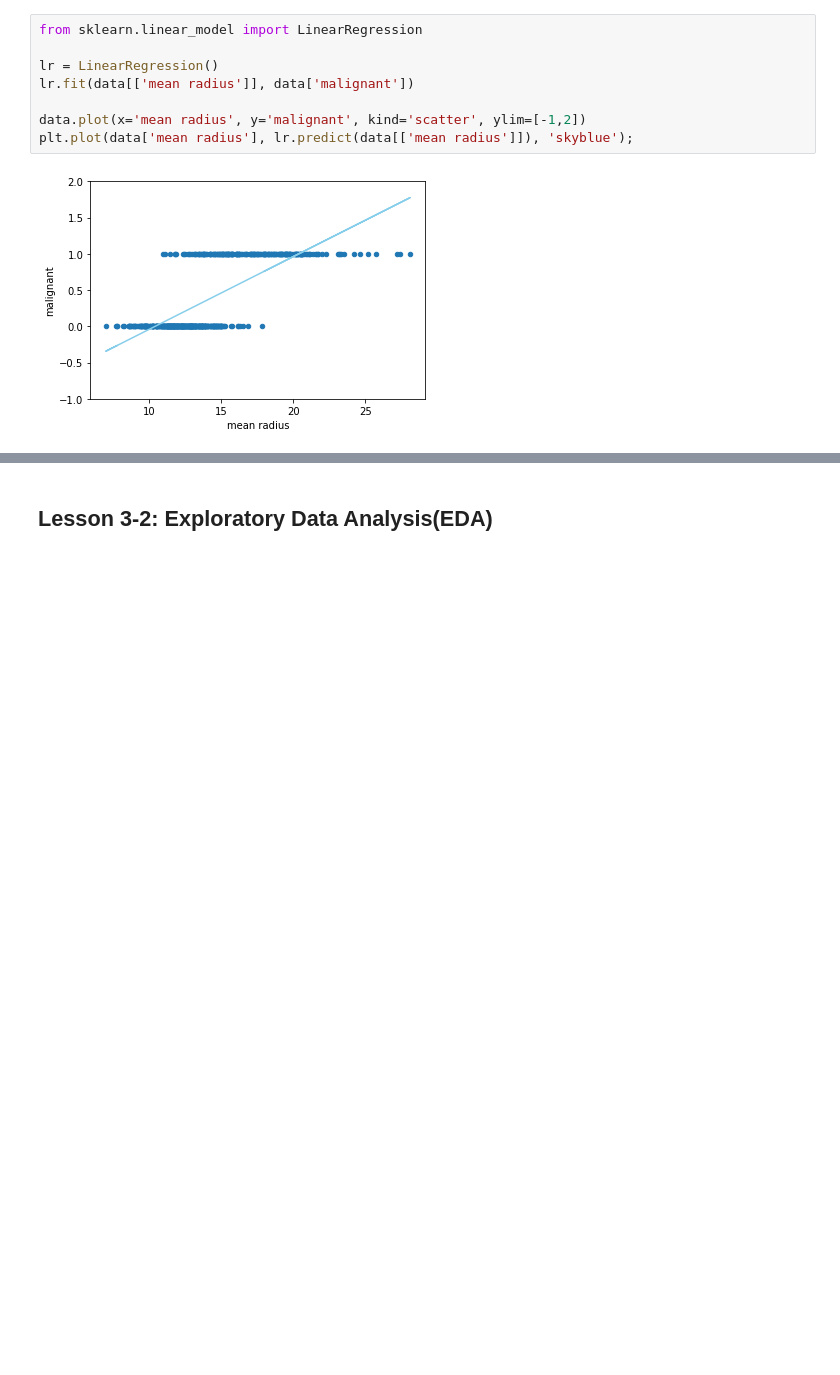
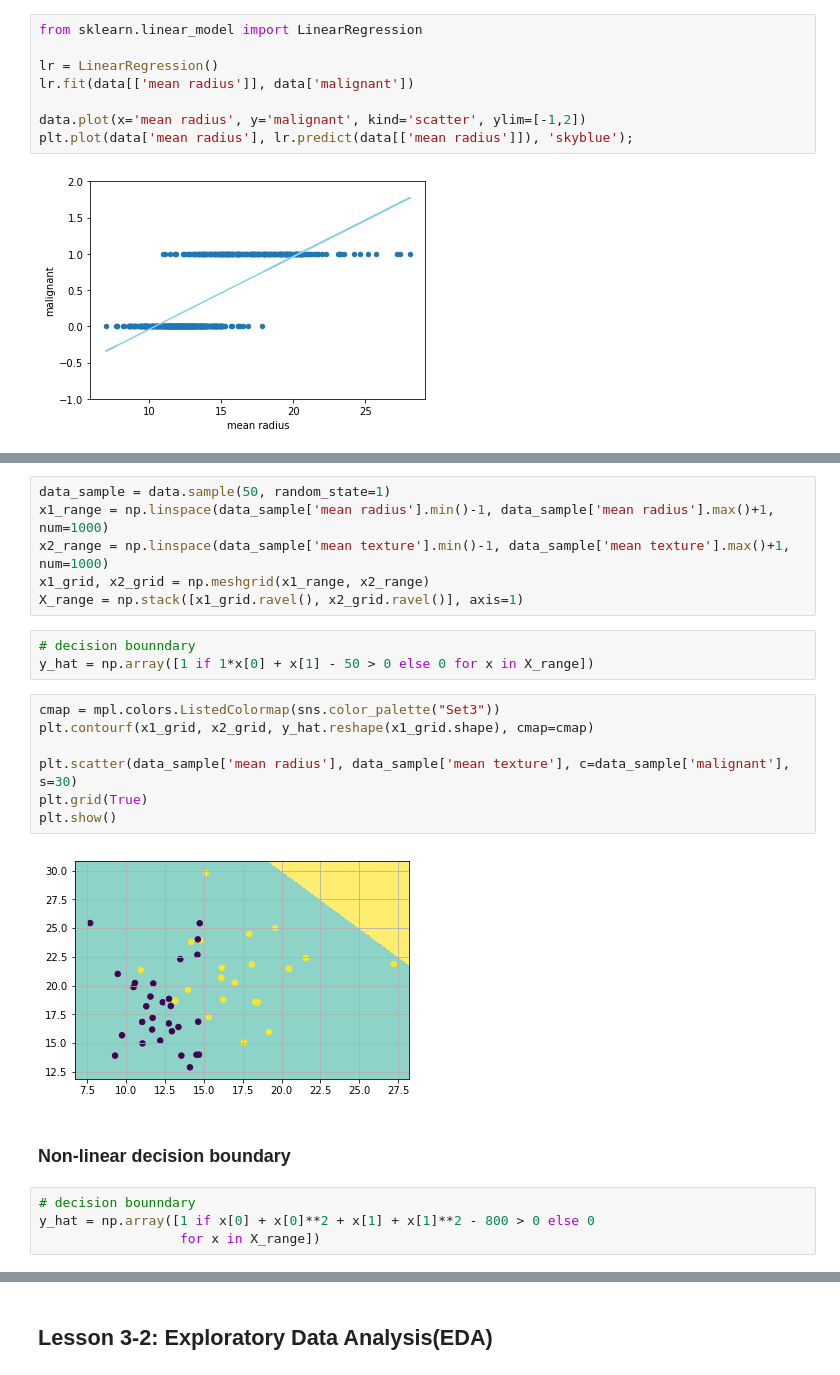
Before and after one commit to parksurk/da_structured-data, a Jupyter notebook: step3 - Classification.ipynb, the cells around one changed output, grey strips where cells are left out. Drawn from its saved outputs; the diff is of its cells as text; blank space fills up the shorter version.

```diff
--- a/step3 - Classification.ipynb
+++ b/step3 - Classification.ipynb
@@ -100,0 +154,24 @@ plt.plot(data['mean radius'], lr.predict(data[['mean radius']]), 'skyblue');
+# %%
+data_sample = data.sample(50, random_state=1)
+x1_range = np.linspace(data_sample['mean radius'].min()-1, data_sample['mean radius'].max()+1, num=1000)
+x2_range = np.linspace(data_sample['mean texture'].min()-1, data_sample['mean texture'].max()+1, num=1000)
+x1_grid, x2_grid = np.meshgrid(x1_range, x2_range)
+X_range = np.stack([x1_grid.ravel(), x2_grid.ravel()], axis=1)
+# %%
+# decision bounndary
+y_hat = np.array([1 if 1*x[0] + x[1] - 50 > 0 else 0 for x in X_range])
+# %%
+cmap = mpl.colors.ListedColormap(sns.color_palette("Set3"))
+plt.contourf(x1_grid, x2_grid, y_hat.reshape(x1_grid.shape), cmap=cmap)
+
+plt.scatter(data_sample['mean radius'], data_sample['mean texture'], c=data_sample['malignant'], s=30)
+plt.grid(True)
+plt.show()
+# %% [output]
+[figure, added]
+# %% [markdown]
+### Non-linear decision boundary
+# %%
+# decision bounndary
+y_hat = np.array([1 if x[0] + x[0]**2 + x[1] + x[1]**2 - 800 > 0 else 0
+                  for x in X_range])
```
Also changed, not shown: parts of 105 cells of this notebook, 3 other files.
